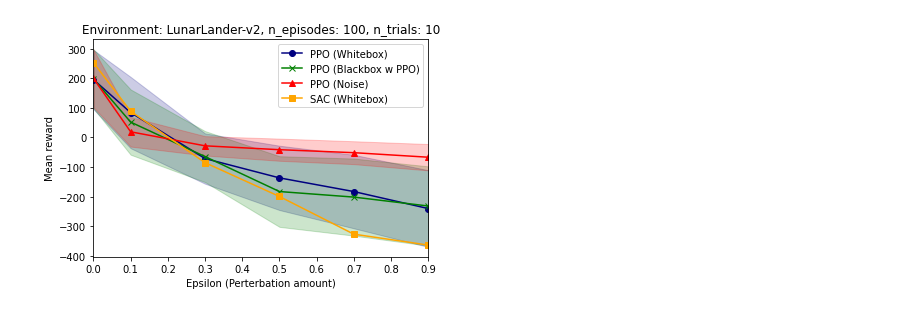
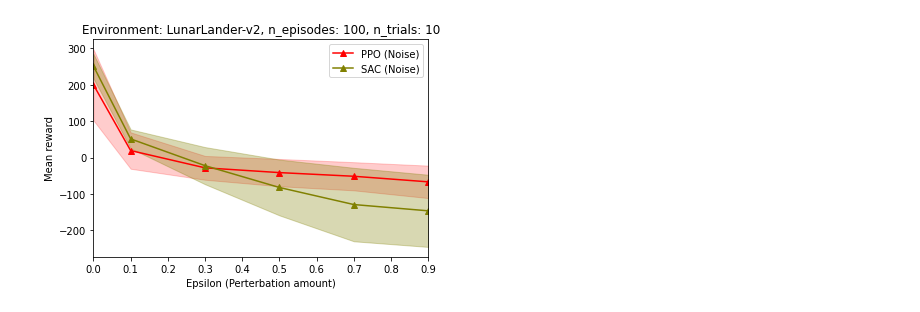
Before and after one commit to bhargavCSSE/adv-RL, a Jupyter notebook: plotter_matplotlib.ipynb, the cells around one changed output. Cells and saved outputs as stored; diff of their text form; code cells hidden in the pictures.

```diff
--- a/plotter_matplotlib.ipynb
+++ b/plotter_matplotlib.ipynb
@@ -9,6 +9,8 @@ plotdata_1 = pd.read_csv('PPO/data/Whitebox/PPO-perturbation-effects-LunarLander
 plotdata_2 = pd.read_csv('PPO/data/Blackbox/PPO-perturbation-effects-LunarLander.csv', index_col=0)
 plotdata_3 = pd.read_csv('PPO/data/Noise/PPO-perturbation-effects-LunarLander.csv', index_col=0)
 plotdata_4 = pd.read_csv('Soft-Actor-Critic/data/Whitebox/SAC-perturbation-effects-LunarLander.csv', index_col=0)
+plotdata_5 = pd.read_csv('Soft-Actor-Critic/data/Blackbox/SAC-perturbation-effects-LunarLander.csv', index_col=0)
+plotdata_6 = pd.read_csv('Soft-Actor-Critic/data/Noise/SAC-perturbation-effects-LunarLander.csv', index_col=0)
 
 eps = plotdata_1["Epsilon"]
 PPO_WB_reward = plotdata_1["mean_reward"]
@@ -20,34 +22,49 @@ PPO_BB_std = plotdata_2["std_reward"]
 PPO_GN_reward = plotdata_3["mean_reward"]
 PPO_GN_std = plotdata_3["std_reward"]
 
-SAC_reward = plotdata_4["SAC"]
+SAC_WB_reward = plotdata_4["mean_reward"]
+SAC_WB_std = plotdata_4["std_reward"]
+
+SAC_BB_reward = plotdata_5["mean_reward"]
+SAC_BB_std= plotdata_5["std_reward"]
+
+SAC_GN_reward = plotdata_6["mean_reward"]
+SAC_GN_std= plotdata_6["std_reward"]
 # %%
 plt.figure()
 
 plt.title("Environment: LunarLander-v2, n_episodes: 100, n_trials: 10", )
 plt.xlabel("Epsilon (Perterbation amount)")
 plt.ylabel("Mean reward")
 plt.xlim([0,0.9])
 
-color = 'navy'
-plt.plot(eps, PPO_WB_reward, label='PPO (Whitebox)', marker='o', color=color)
-plt.fill_between(eps, PPO_WB_reward+PPO_WB_std, PPO_WB_reward-PPO_WB_std, alpha=0.2, color=color)
+# color = 'navy'
+# plt.plot(eps, PPO_WB_reward, label='PPO (Whitebox)', marker='o', color=color)
+# plt.fill_between(eps, PPO_WB_reward+PPO_WB_std, PPO_WB_reward-PPO_WB_std, alpha=0.2, color=color)
 
-color = 'green'
-plt.plot(eps, PPO_BB_reward, label='PPO (Blackbox w PPO)', marker='x', color=color)
-plt.fill_between(eps, PPO_BB_reward+PPO_BB_std, PPO_BB_reward-PPO_BB_std, alpha=0.2, color=color)
+# color = 'green'
+# plt.plot(eps, PPO_BB_reward, label='PPO (Blackbox w PPO)', marker='x', color=color)
+# plt.fill_between(eps, PPO_BB_reward+PPO_BB_std, PPO_BB_reward-PPO_BB_std, alpha=0.2, color=color)
 
 color = 'red'
 plt.plot(eps, PPO_GN_reward, label='PPO (Noise)', marker='^', color=color)
 plt.fill_between(eps, PPO_GN_reward+PPO_GN_std, PPO_GN_reward-PPO_GN_std, alpha=0.2, color=color)
 
-color = 'orange'
-plt.plot(eps, SAC_reward, label='SAC (Whitebox)', marker='s', color=color)
-# plt.fill_between(eps, PPO_WB_reward+PPO_WB_std, PPO_WB_reward-PPO_WB_std, alpha=0.3, color=color)
+# color = 'orange'
+# plt.plot(eps, SAC_WB_reward, label='SAC (Whitebox)', marker='o', color=color)
+# plt.fill_between(eps, SAC_WB_reward+SAC_WB_std, SAC_WB_reward-SAC_WB_std, alpha=0.3, color=color)
+
+# color = 'purple'
+# plt.plot(eps, SAC_BB_reward, label='SAC (Blackbox w SAC)', marker='x', color=color)
+# plt.fill_between(eps, SAC_BB_reward+SAC_BB_std, SAC_BB_reward-SAC_WB_std, alpha=0.3, color=color)
+
+color = 'olive'
+plt.plot(eps, SAC_GN_reward, label='SAC (Noise)', marker='^', color=color)
+plt.fill_between(eps, SAC_GN_reward+SAC_GN_std, SAC_GN_reward-SAC_GN_std, alpha=0.3, color=color)
 
 plt.legend(loc='upper right')
 
-plt.savefig('LunarLander-epsilonVSMeanReward')
+plt.savefig('Noise_LunarLander-epsilonVSMeanReward')
 plt.show()
 # %% [output]
-[figure, old version]
+[figure, new version]
```
Also changed, not shown: 45 other files.
